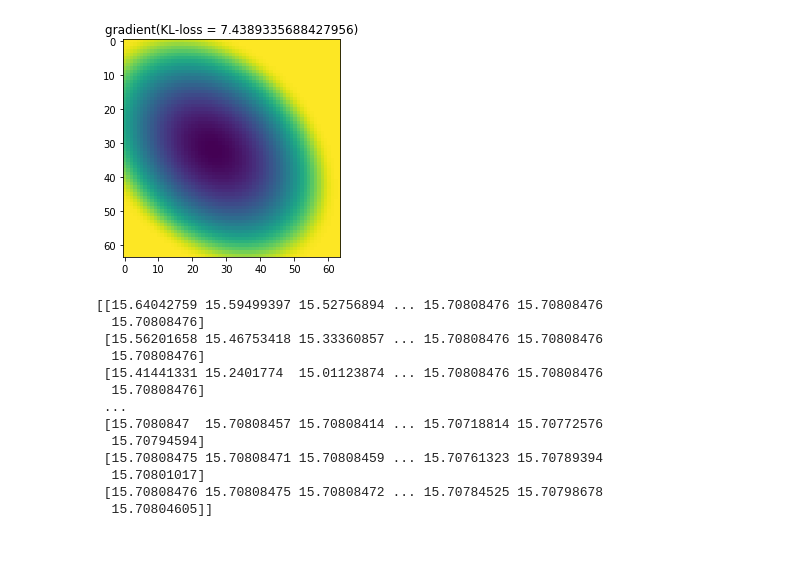
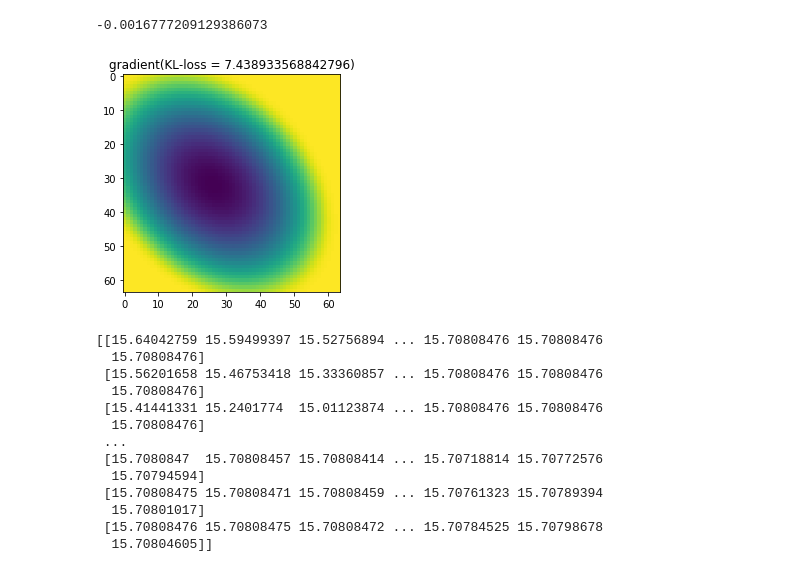
Before and after one commit to NagayoshiKotaro-wakayama-u/PartialConvolution, a Jupyter notebook: KLgradient_test.ipynb, the cells around one changed output. Saved outputs shown, nothing was run; the diff lists cells and outputs as text; code cells hidden in the pictures.

Commit message:
add grad2 to KLgradient_test.ipynb

```diff
--- a/KLgradient_test.ipynb
+++ b/KLgradient_test.ipynb
@@ -49,26 +68,31 @@ def compKL(p1,p2,smallV=1e-10):
 kl_loss = compKL(x,y)
 grad = tf.gradients(kl_loss,x)[0]
 
+smallV=1e-10
+grad2 = tf.math.log((x+smallV)/(y+smallV))+1
+
 sess.run(tf.global_variables_initializer())
 # %%
-grad_value, kl_value = sess.run([grad,kl_loss])
+grad_value, grad2_value, kl_value = sess.run([grad,grad2,kl_loss])
+print(np.sum(grad_value - grad2_value))
 plt.imshow(grad_value)
 plt.title("gradient(KL-loss = {})".format(kl_value))
 plt.show()
 
 print(grad_value)
 # %% [output]
+-0.0016777209129386073
-[figure, old version]
+[figure, new version]
-[[15.64042759 15.59499397 15.52756894 ... 15.70808476 15.70808476
-  15.70808476]
- [15.56201658 15.46753418 15.33360857 ... 15.70808476 15.70808476
-  15.70808476]
- [15.41441331 15.2401774  15.01123874 ... 15.70808476 15.70808476
-  15.70808476]
- ...
- [15.7080847  15.70808457 15.70808414 ... 15.70718814 15.70772576
-  15.70794594]
- [15.70808475 15.70808471 15.70808459 ... 15.70761323 15.70789394
-  15.70801017]
- [15.70808476 15.70808475 15.70808472 ... 15.70784525 15.70798678
-  15.70804605]]
+[[15.64042759 15.59499397 15.52756894 ... 15.70808476 15.70808476
+  15.70808476]
+ [15.56201658 15.46753418 15.33360857 ... 15.70808476 15.70808476
+  15.70808476]
+ [15.41441331 15.2401774  15.01123874 ... 15.70808476 15.70808476
+  15.70808476]
+ ...
+ [15.7080847  15.70808457 15.70808414 ... 15.70718814 15.70772576
+  15.70794594]
+ [15.70808475 15.70808471 15.70808459 ... 15.70761323 15.70789394
+  15.70801017]
+ [15.70808476 15.70808475 15.70808472 ... 15.70784525 15.70798678
+  15.70804605]]
```
Also changed, not shown: parts of 4 cells of this notebook, 1 other file.
